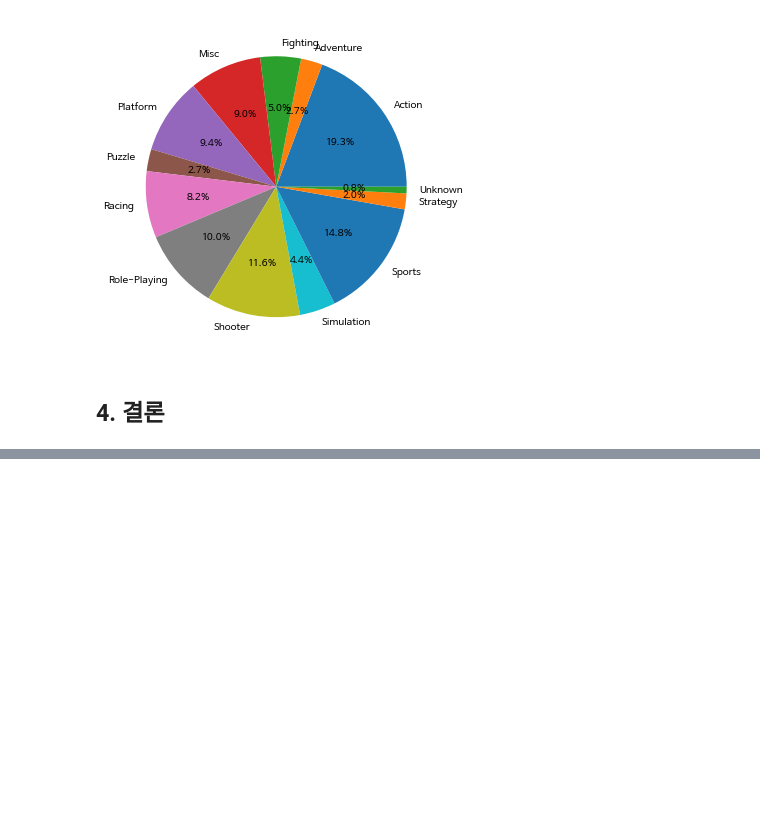
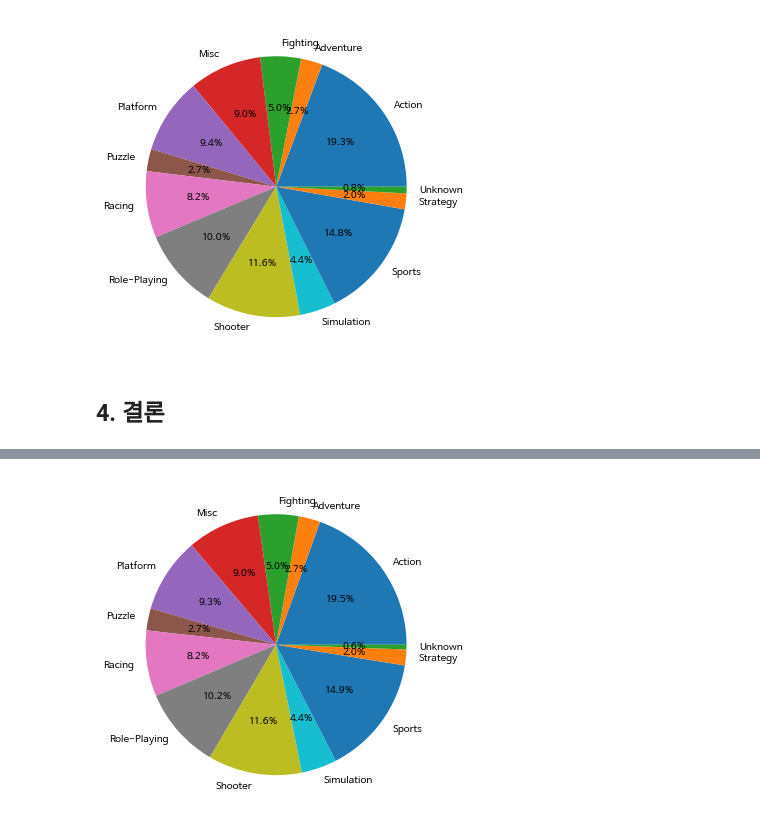
Before and after one commit to y001003/Bootcamp, a Jupyter notebook: Section1_Project.ipynb, the cells around one changed output, grey strips where cells are left out. Saved outputs shown, nothing was run; the diff lists cells and outputs as text; code cells hidden in the pictures; blank space fills up the shorter version.

```diff
--- a/Section1_Project.ipynb
+++ b/Section1_Project.ipynb
@@ -454,0 +453,3 @@ plt.show()
+# %%
+grouped_genre['Total_Sales'] = grouped_genre.sum(axis=1)
+grouped_genre
@@ -454,0 +472,5 @@ plt.show()
+# %%
+plt.pie(grouped_genre['Total_Sales'],labels=grouped_genre.index, autopct='%.1f%%')
+plt.show()
+# %% [output]
+[figure, added]
```
Also changed, not shown: parts of 13 cells of this notebook.
